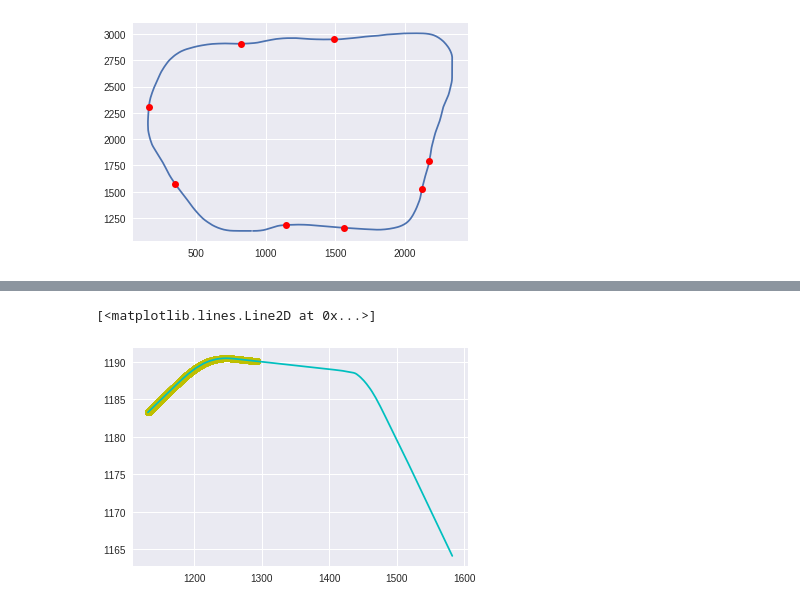
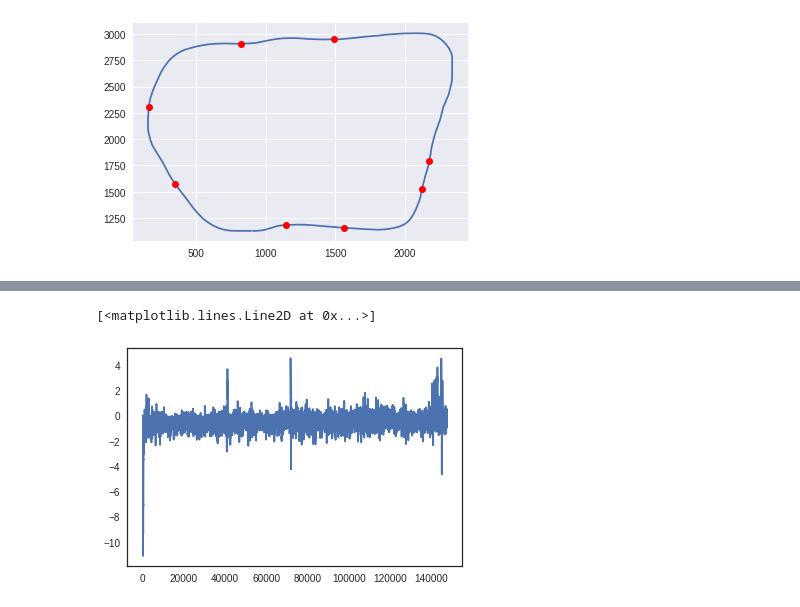
Before and after one commit to sorousharghavan/Udacity_SelfDriving_Car_System_Integration, a Jupyter notebook: ros/movement.ipynb, the cells around one changed output, grey strips where cells are left out. Drawn from its saved outputs; the diff is of its cells as text; code cells hidden in the pictures.

```diff
--- a/ros/movement.ipynb
+++ b/ros/movement.ipynb
@@ -109,6 +110,8 @@ plt.plot(pp2[2], pp2[3], 'c')
-# %%
-plt.plot(pp1[2], pp1[3], 'oy')
-plt.plot(pp2[2], pp2[3], 'c')
-# %% [output]
-[<matplotlib.lines.Line2D at 0x...>]
-[figure, removed]
+# %%
+pd_cte_speed = pd.read_csv("./log.first_success_round.cte_speed.txt", sep=" = ", header=None)
+pd_cte_d     = pd.read_csv("./log.first_success_round.cte_d.txt", sep=" = ", header=None)
+# %%
+plt.plot(pd_cte_d[1])
+# %% [output]
+[<matplotlib.lines.Line2D at 0x...>]
+[figure, added]
```
Also changed, not shown: parts of 12 cells of this notebook.
